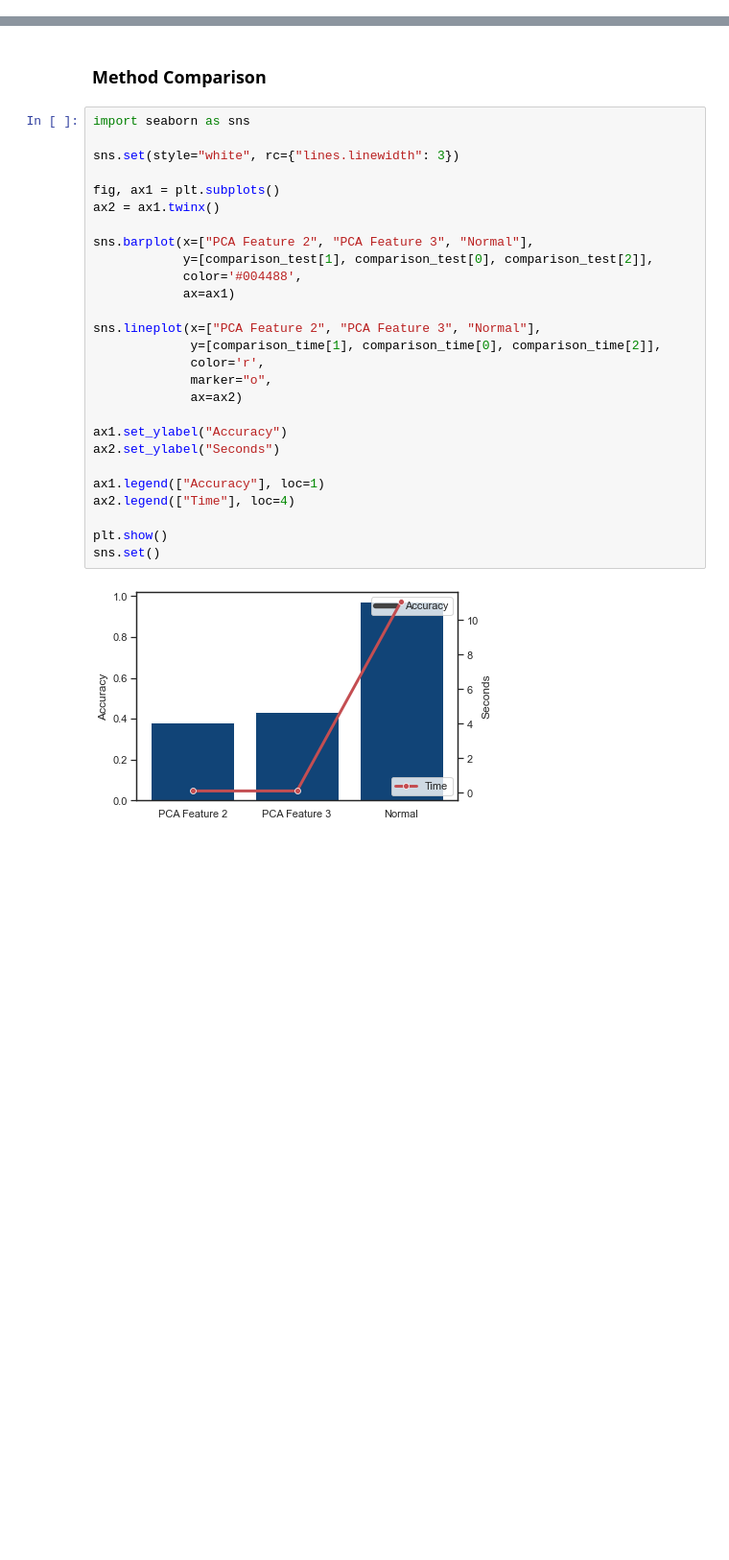
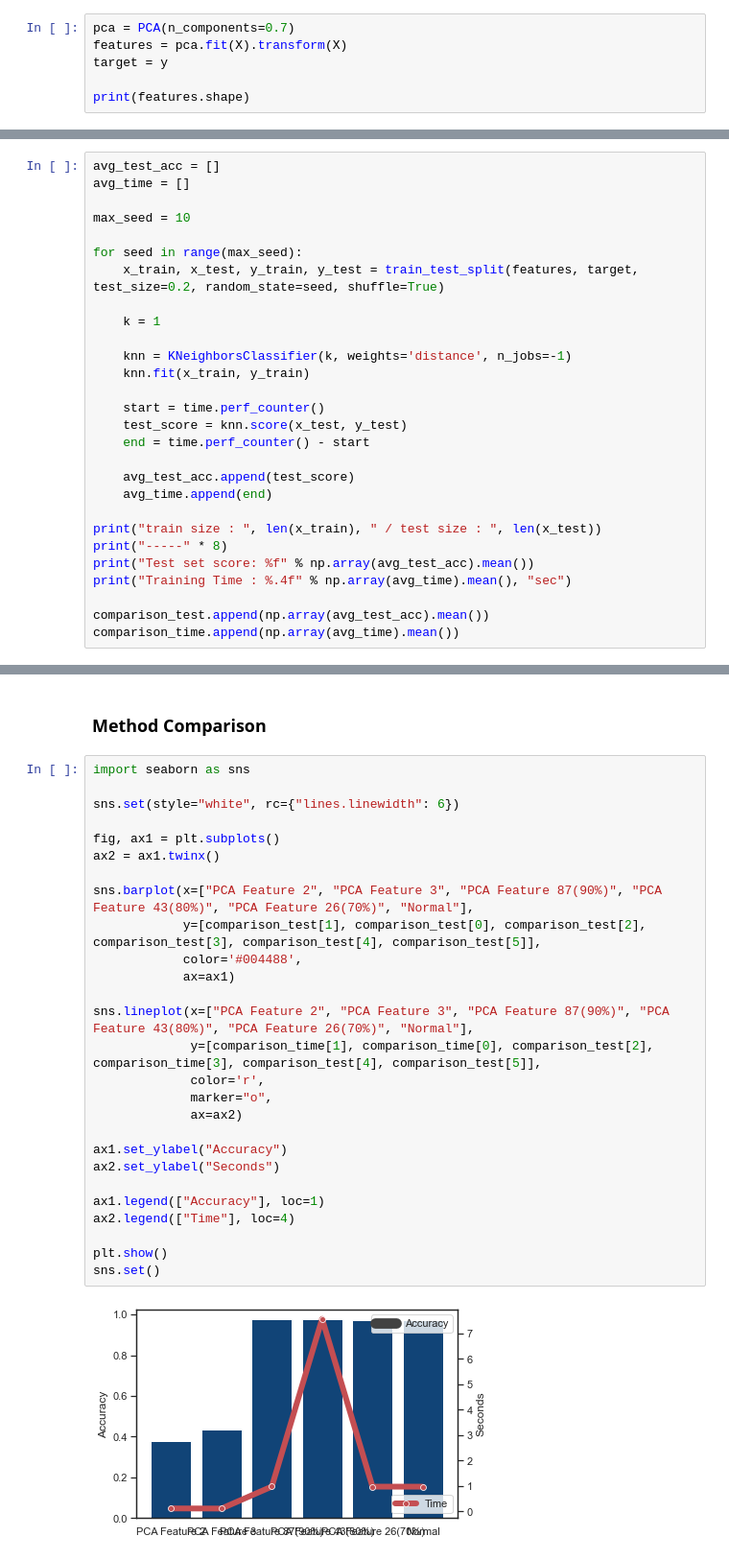
Before and after one commit to minercode625/Archive, a Jupyter notebook: ML/NN/Euclidean_Mnist/005_DimensionReduction_Mnist.ipynb, the cells around one changed output, grey strips where cells are left out. Shown at 96% size. Drawn from its saved outputs; the diff is of its cells as text; blank space fills up the shorter version.

```diff
--- a/ML/NN/Euclidean_Mnist/005_DimensionReduction_Mnist.ipynb
+++ b/ML/NN/Euclidean_Mnist/005_DimensionReduction_Mnist.ipynb
@@ -153,0 +199,6 @@ Training Time : 7.6118 sec
+# %%
+pca = PCA(n_components=0.7)
+features = pca.fit(X).transform(X)
+target = y
+
+print(features.shape)
@@ -153,0 +207,28 @@ Training Time : 7.6118 sec
+# %%
+avg_test_acc = []
+avg_time = []
+
+max_seed = 10
+
+for seed in range(max_seed):
+    x_train, x_test, y_train, y_test = train_test_split(features, target, test_size=0.2, random_state=seed, shuffle=True)
+
+    k = 1
+
+    knn = KNeighborsClassifier(k, weights='distance', n_jobs=-1)
+    knn.fit(x_train, y_train)
+
+    start = time.perf_counter()
+    test_score = knn.score(x_test, y_test)
+    end = time.perf_counter() - start
+
+    avg_test_acc.append(test_score)
+    avg_time.append(end)
+
+print("train size : ", len(x_train), " / test size : ", len(x_test))
+print("-----" * 8)
+print("Test set score: %f" % np.array(avg_test_acc).mean())
+print("Training Time : %.4f" % np.array(avg_time).mean(), "sec")
+
+comparison_test.append(np.array(avg_test_acc).mean())
+comparison_time.append(np.array(avg_time).mean())
@@ -191,29 +277,29 @@ Training Time : 11.0861 sec
 # %%
 import seaborn as sns
 
-sns.set(style="white", rc={"lines.linewidth": 3})
+sns.set(style="white", rc={"lines.linewidth": 6})
 
 fig, ax1 = plt.subplots()
 ax2 = ax1.twinx()
 
-sns.barplot(x=["PCA Feature 2", "PCA Feature 3", "Normal"],
-            y=[comparison_test[1], comparison_test[0], comparison_test[2]],
+sns.barplot(x=["PCA Feature 2", "PCA Feature 3", "PCA Feature 87(90%)", "PCA Feature 43(80%)", "PCA Feature 26(70%)", "Normal"],
+            y=[comparison_test[1], comparison_test[0], comparison_test[2], comparison_test[3], comparison_test[4], comparison_test[5]],
             color='#004488',
             ax=ax1)
 
-sns.lineplot(x=["PCA Feature 2", "PCA Feature 3", "Normal"],
-             y=[comparison_time[1], comparison_time[0], comparison_time[2]],
+sns.lineplot(x=["PCA Feature 2", "PCA Feature 3", "PCA Feature 87(90%)", "PCA Feature 43(80%)", "PCA Feature 26(70%)", "Normal"],
+             y=[comparison_time[1], comparison_time[0], comparison_test[2], comparison_time[3], comparison_test[4], comparison_test[5]],
              color='r',
              marker="o",
              ax=ax2)
 
 ax1.set_ylabel("Accuracy")
 ax2.set_ylabel("Seconds")
 
 ax1.legend(["Accuracy"], loc=1)
 ax2.legend(["Time"], loc=4)
 
 plt.show()
 sns.set()
 # %% [output]
-[figure, old version]
+[figure, new version]
```
Also changed, not shown: parts of 11 cells of this notebook, 2 other files.
